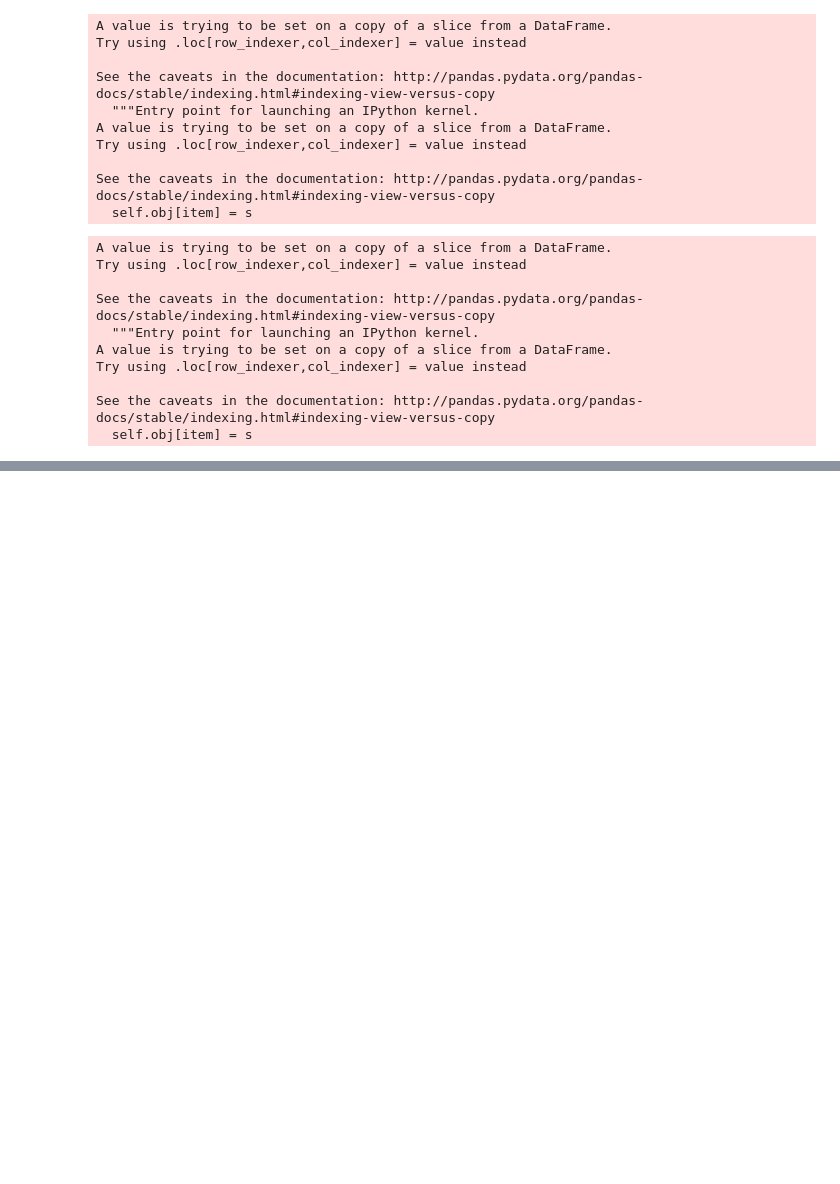
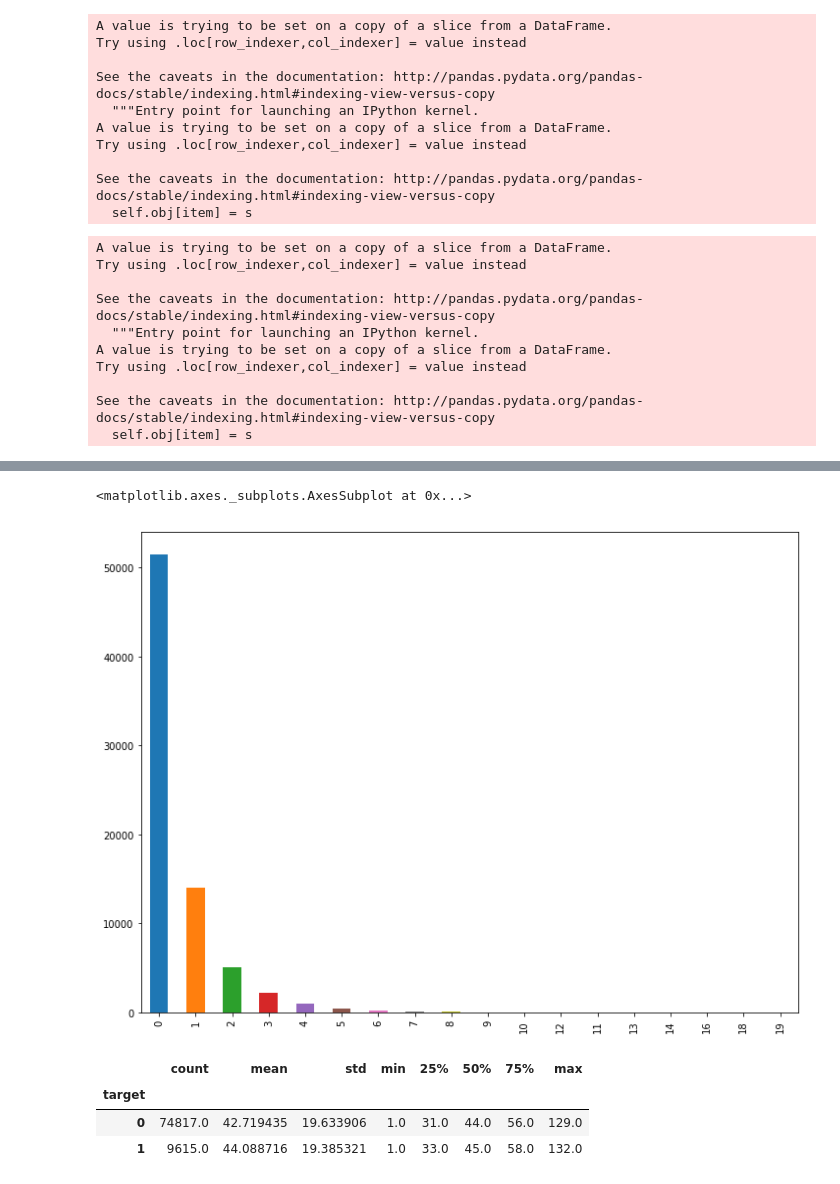
Before and after one commit to joonsooro/UnitedHealthcare, a Jupyter notebook: Leo/GBM with dummified & scale the data.ipynb, the cells around one changed output, grey strips where cells are left out. Saved outputs shown, nothing was run; the diff lists cells and outputs as text; code cells hidden in the pictures; blank space fills up the shorter version.

```diff
--- a/Leo/GBM with dummified & scale the data.ipynb
+++ b/Leo/GBM with dummified & scale the data.ipynb
@@ -367,0 +441,12 @@ print(confusion_matrix(y_test, clf_xgb.predict(X_test)))
+# %%
+new_data[new_data['target'] == 0]['number_inpatient'].value_counts().plot.bar(figsize = (12,9))
+# %% [output]
+<matplotlib.axes._subplots.AxesSubplot at 0x...>
+[figure, added]
+# %%
+new_data.groupby('target')['num_lab_procedures'].describe()
+# %% [output]
+|  | count | mean | std | min | 25% | 50% | 75% | max |
+| target |  |  |  |  |  |  |  |  |
+| 0 | 74817.0 | 42.719435 | 19.633906 | 1.0 | 31.0 | 44.0 | 56.0 | 129.0 |
+| 1 | 9615.0 | 44.088716 | 19.385321 | 1.0 | 33.0 | 45.0 | 58.0 | 132.0 |
```
Also changed, not shown: parts of 74 cells of this notebook, 8 other files.
